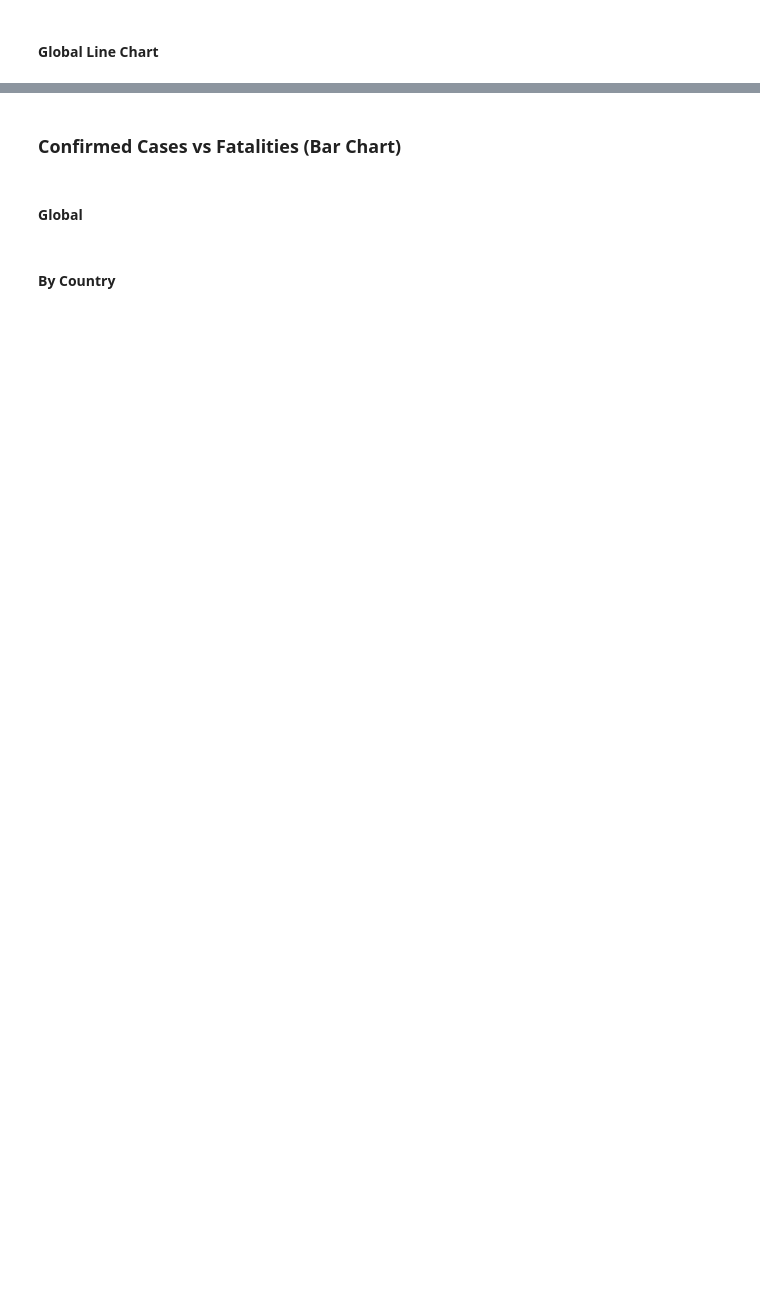
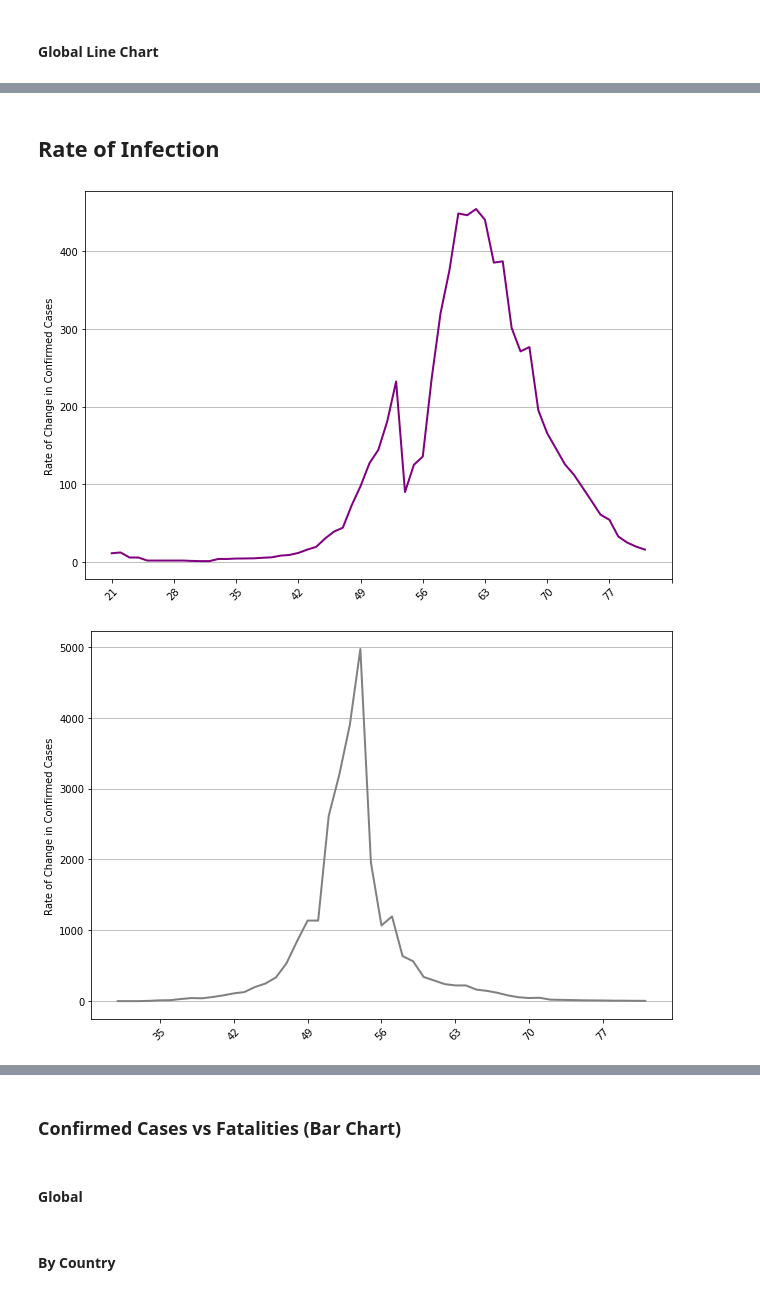
Before and after one commit to ellemonke/COVID-19, a Jupyter notebook: static/resources/charts1.ipynb, the cells around one changed output, grey strips where cells are left out. Saved outputs shown, nothing was run; the diff lists cells and outputs as text; code cells hidden in the pictures; blank space fills up the shorter version.

```diff
--- a/static/resources/charts1.ipynb
+++ b/static/resources/charts1.ipynb
@@ -128,0 +129,41 @@ linechart_one('Global')
+# %% [markdown]
+## Rate of Infection
+# %%
+def rate_of_change(df, country):
+
+    # x-axis
+    dates = df.columns.tolist()
+    days = range(len(dates))
+
+    # y-axis
+    countries = list(first_infected_top.index)
+    c_values = top_confirmed_df.loc[country,:].pct_change(periods=21)
+
+    fig, ax = plt.subplots(figsize = (9,6))
+#     plt.title(country)
+    plt.ylabel("Rate of Change in Confirmed Cases")
+
+    xticks = [day*7 for day in days]
+    xlabels = dates[0::7]
+    plt.xticks(xticks, xlabels, rotation=45)
+
+    country_index = countries.index(country)
+    c_color = color_index[country_index]
+
+    ax.plot(dates, c_values, color = c_color, linestyle = '-', linewidth=2)
+
+    plt.grid(axis='y')
+
+    # Save image
+    country = country.replace(' ', '').lower()
+    saved_img = os.path.join('..', 'images',f'chart2_{country}.png')
+    plt.savefig(saved_img, bbox_inches='tight')
+    plt.tight_layout()
+    plt.show()
+# %%
+for i in range(len(top_confirmed_df)):
+    country = top_confirmed_df.index[i]
+    rate_of_change(first_confirmed_top, country)
+# %% [output]
+[figure, added]
+[figure, added]
```
Also changed, not shown: parts of 7 cells of this notebook, 40 other files.
